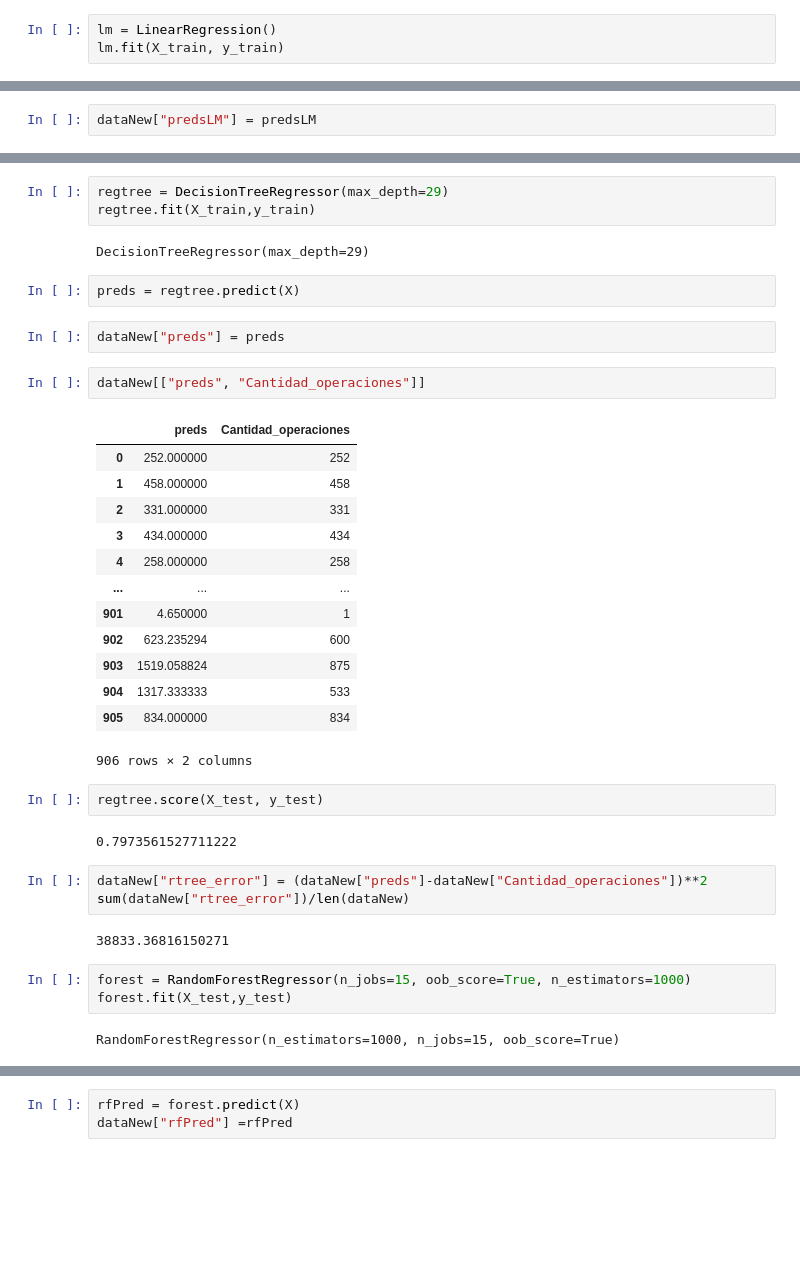
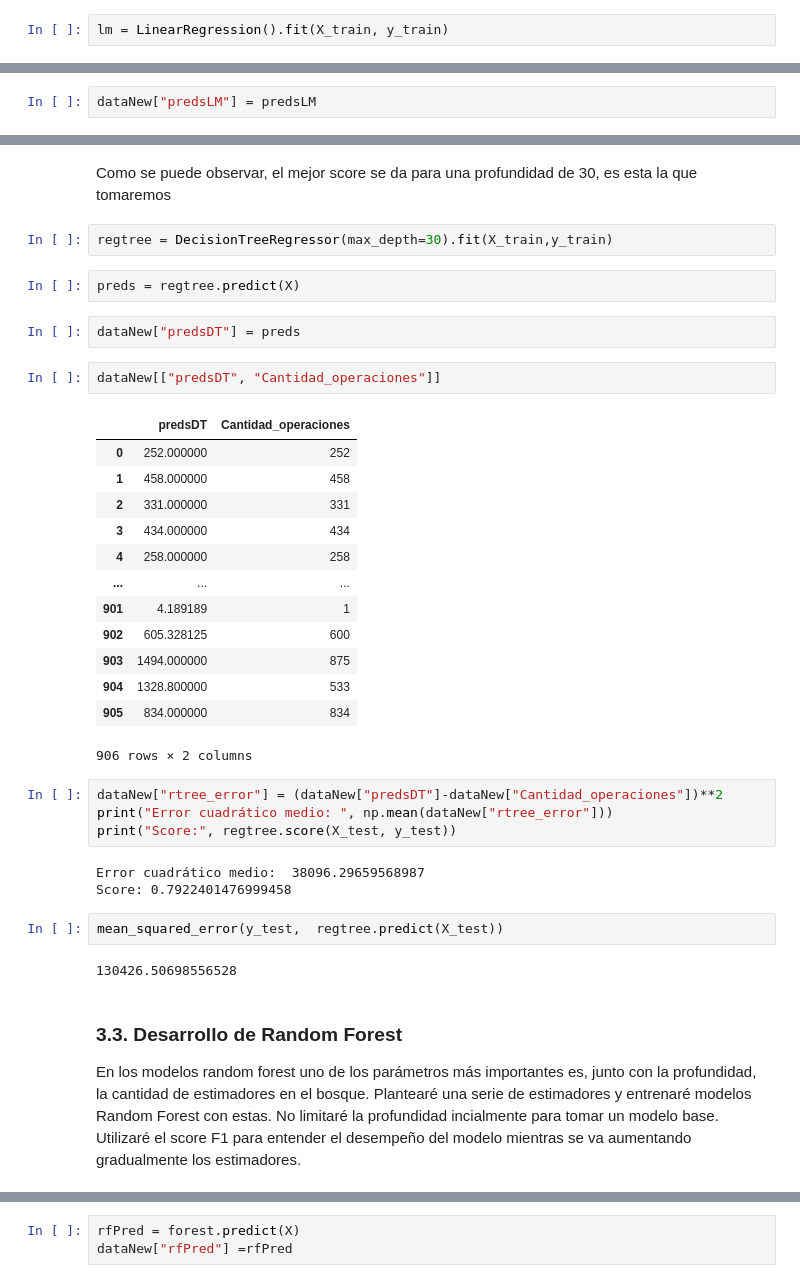
Before and after one commit to jmmendozae/DS_Projects_MM, a Jupyter notebook: Cantidad de operaciones_test.ipynb, the cells around one changed output, grey strips where cells are left out. Saved outputs shown, nothing was run; the diff lists cells and outputs as text; blank space fills up the shorter version.

```diff
--- a/Cantidad de operaciones_test.ipynb
+++ b/Cantidad de operaciones_test.ipynb
@@ -470,5 +480,4 @@ array([1, 1, 1, 1, 1, 1, 1, 1, 1, 1, 1, 1, 1, 1, 1, 1, 1, 1, 1, 1, 1, 1,
        1, 1, 1, 1, 1, 1, 1, 1, 1, 1, 1, 1, 1, 1, 1, 1, 1, 1, 1, 1, 1, 1,
        1, 1, 1, 1, 1, 1, 1, 1, 1, 1, 1, 1, 1])
 # %%
-lm = LinearRegression()
-lm.fit(X_train, y_train)
+lm = LinearRegression().fit(X_train, y_train)
@@ -506,39 +549,38 @@ lm.score(X_train, y_train)
+# %% [markdown]
+Como se puede observar, el mejor score se da para una profundidad de 30, es esta la que tomaremos
 # %%
-regtree = DecisionTreeRegressor(max_depth=29)
-regtree.fit(X_train,y_train)
+regtree = DecisionTreeRegressor(max_depth=30).fit(X_train,y_train)
-# %% [output]
-DecisionTreeRegressor(max_depth=29)
 # %%
 preds = regtree.predict(X)
 # %%
-dataNew["preds"] = preds
+dataNew["predsDT"] = preds
 # %%
-dataNew[["preds", "Cantidad_operaciones"]]
+dataNew[["predsDT", "Cantidad_operaciones"]]
 # %% [output]
-|  | preds | Cantidad_operaciones |
+|  | predsDT | Cantidad_operaciones |
 | 0 | 252.000000 | 252 |
 | 1 | 458.000000 | 458 |
 | 2 | 331.000000 | 331 |
 | 3 | 434.000000 | 434 |
 | 4 | 258.000000 | 258 |
 | ... | ... | ... |
-| 901 | 4.650000 | 1 |
-| 902 | 623.235294 | 600 |
-| 903 | 1519.058824 | 875 |
-| 904 | 1317.333333 | 533 |
+| 901 | 4.189189 | 1 |
+| 902 | 605.328125 | 600 |
+| 903 | 1494.000000 | 875 |
+| 904 | 1328.800000 | 533 |
 | 905 | 834.000000 | 834 |
 906 rows × 2 columns
-# %%
-regtree.score(X_test, y_test)
-# %% [output]
-0.7973561527711222
 # %%
-dataNew["rtree_error"] = (dataNew["preds"]-dataNew["Cantidad_operaciones"])**2
-sum(dataNew["rtree_error"])/len(dataNew)
+dataNew["rtree_error"] = (dataNew["predsDT"]-dataNew["Cantidad_operaciones"])**2
+print("Error cuadrático medio: ", np.mean(dataNew["rtree_error"]))
+print("Score:", regtree.score(X_test, y_test))
 # %% [output]
-38833.36816150271
+Error cuadrático medio:  38096.29659568987
+Score: 0.7922401476999458
-# %%
-forest = RandomForestRegressor(n_jobs=15, oob_score=True, n_estimators=1000)
-forest.fit(X_test,y_test)
-# %% [output]
-RandomForestRegressor(n_estimators=1000, n_jobs=15, oob_score=True)
+# %%
+mean_squared_error(y_test,  regtree.predict(X_test))
+# %% [output]
+130426.50698556528
+# %% [markdown]
+### 3.3. Desarrollo de Random Forest
+En los modelos random forest uno de los parámetros más importantes es, junto con la profundidad, la cantidad de estimadores en el bosque. Plantearé una serie de estimadores y entrenaré modelos Random Forest con estas. No limitaré la profundidad incialmente para tomar un modelo base. Utilizaré el score F1 para entender el desempeño del modelo mientras se va aumentando gradualmente los estimadores.
```
Also changed, not shown: parts of 20 cells of this notebook.
